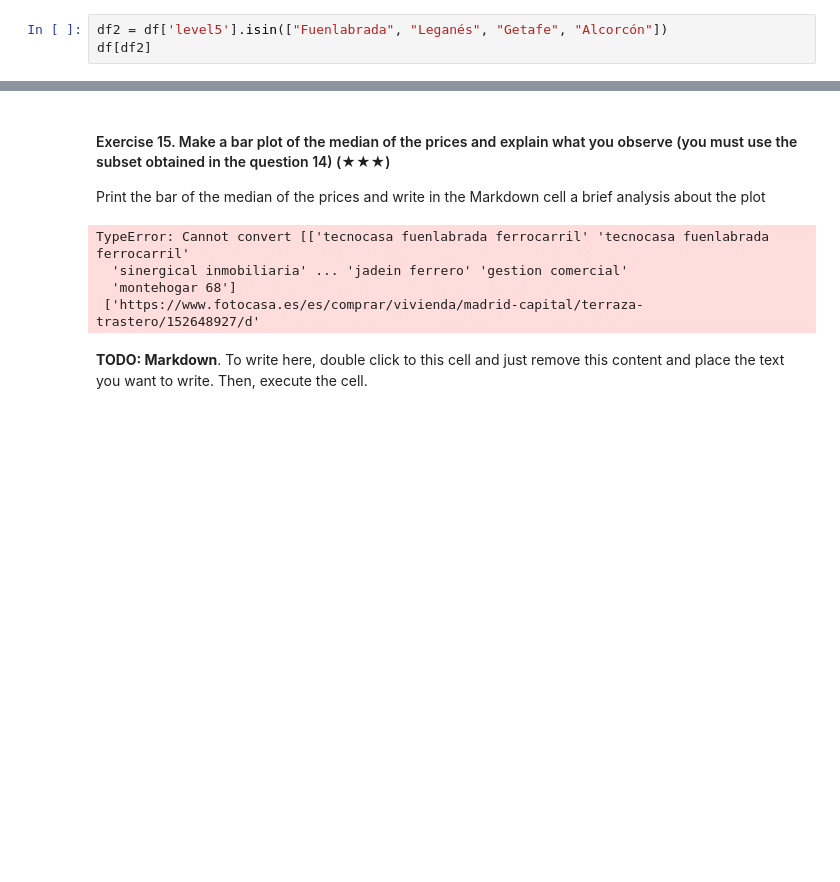
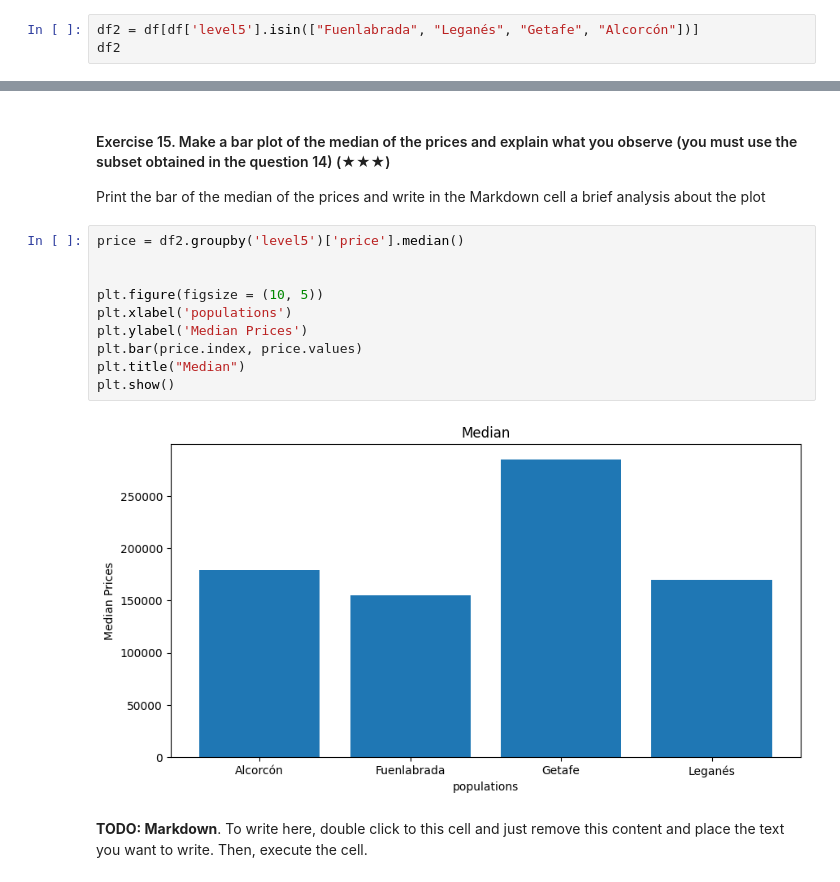
Before and after one commit to OleMater/realestate-datacleanup-exercise, a Jupyter notebook: project.ipynb, the cells around one changed output, grey strips where cells are left out. Cells and saved outputs as stored; diff of their text form; blank space fills up the shorter version.

```diff
--- a/project.ipynb
+++ b/project.ipynb
@@ -239,5 +239,5 @@ The population of Madrid Capital is the largest with 6643 Houses in it
 
 Hint: Filter the original DataFrame using the column `level5` and the function `isin`
 # %%
-df2 = df['level5'].isin(["Fuenlabrada", "Leganés", "Getafe", "Alcorcón"])
-df[df2]
+df2 = df[df['level5'].isin(["Fuenlabrada", "Leganés", "Getafe", "Alcorcón"])]
+df2
@@ -260,11 +246,17 @@ df[df2]
 
 Print the bar of the median of the prices and write in the Markdown cell a brief analysis about the plot
 # %%
+price = df2.groupby('level5')['price'].median()
+
+
+plt.figure(figsize = (10, 5))
+plt.xlabel('populations')
+plt.ylabel('Median Prices')
+plt.bar(price.index, price.values)
+plt.title("Median")
+plt.show()
 # %% [output]
-TypeError: Cannot convert [['tecnocasa fuenlabrada ferrocarril' 'tecnocasa fuenlabrada ferrocarril'
-  'sinergical inmobiliaria' ... 'jadein ferrero' 'gestion comercial'
-  'montehogar 68']
- ['https://www.fotocasa.es/es/comprar/vivienda/madrid-capital/terraza-trastero/152648927/d'
+[figure, added]
 # %% [markdown]
 **TODO: Markdown**. To write here, double click to this cell and just remove this content and place the text you want to write. Then, execute the cell.
 # %% [markdown]
```
Also changed, not shown: parts of 2 cells of this notebook.
